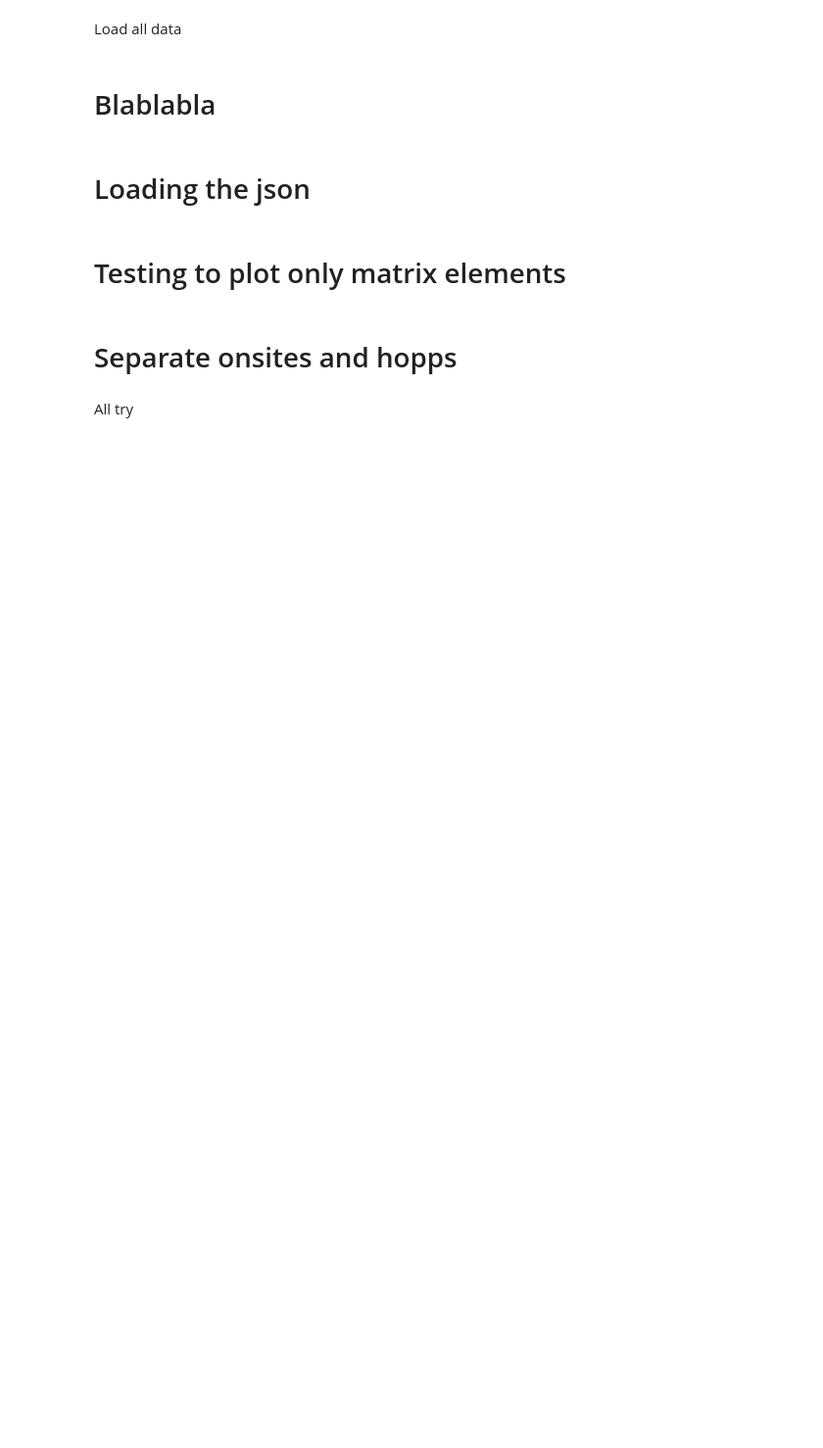
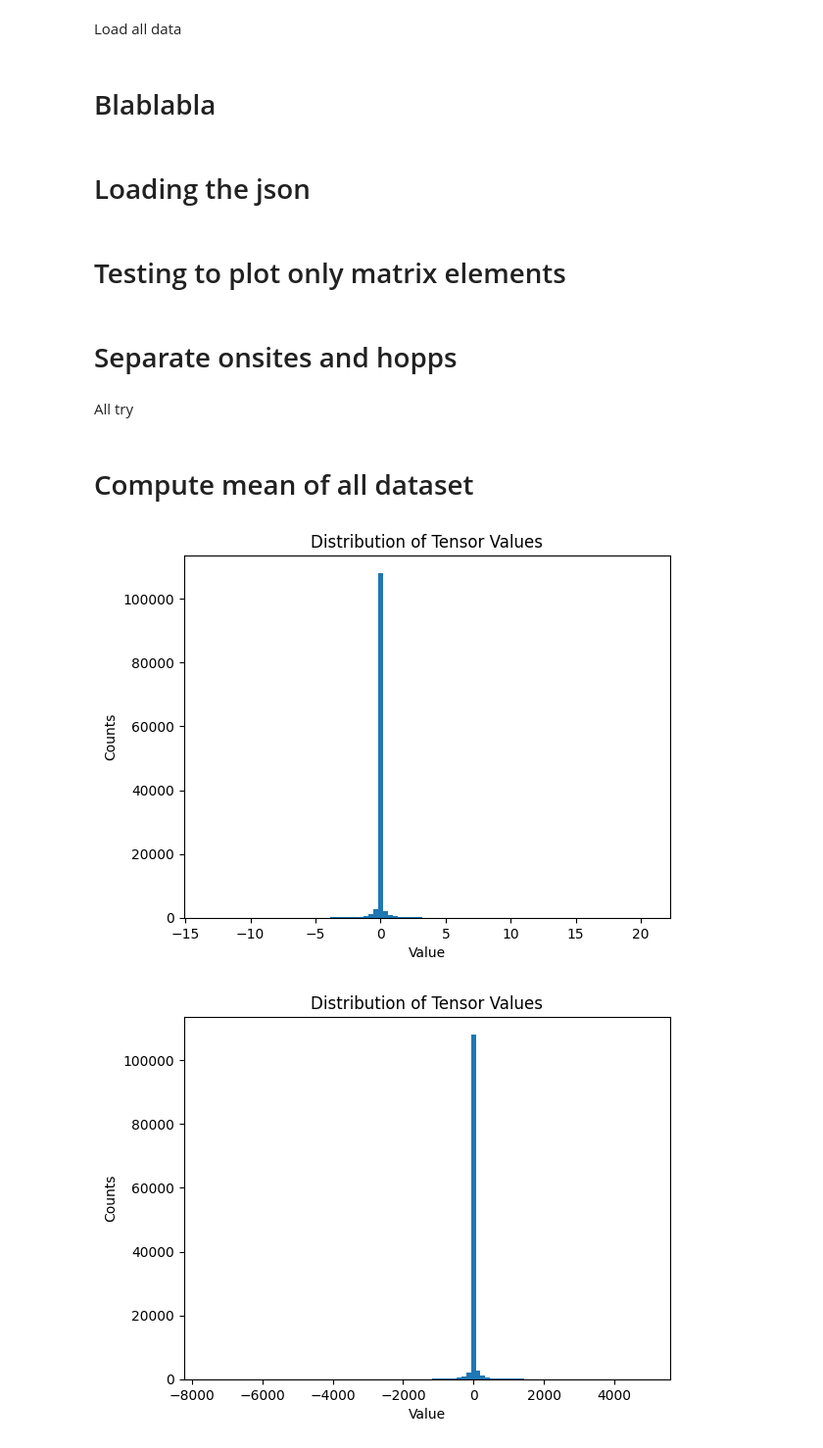
Before and after one commit to alapena/graph2mat4abn, a Jupyter notebook: scripts/plot_all_dataset.ipynb, the cells around one changed output. Shown at 98% size. Drawn from its saved outputs; the diff is of its cells as text; code cells hidden in the pictures; blank space fills up the shorter version.

```diff
--- a/scripts/plot_all_dataset.ipynb
+++ b/scripts/plot_all_dataset.ipynb
@@ -1522,3 +1522,45 @@ plot_alldataset_struct_vs_scalar_onsites_hoppings(
     values_val_onsite=values_val_onsites, values_val_hop=values_val_hops, labels_val=labels_val[:5], n_val_samples=len(values_val_onsites),
     filepath=None
 )
+# %% [markdown]
+# Compute mean of all dataset
+# %%
+def read_structures_paths(filepath):
+    try:
+        with open(filepath, "r") as f:
+            return f.read().splitlines()
+    except FileNotFoundError:
+        print(f"File not found: {filepath}")
+        return None
+# %%
+from pathlib import Path
+import numpy as np
+import sisl
+
+# Compute mean of nnz el of all dataset
+previous_dataset_dir = Path("/home/ICN2/alapena/GitHub/graph2mat4abn/results/h_crystalls_1/dataset")
+val_paths = read_structures_paths(str(previous_dataset_dir / f"val_dataset.txt"))
+
+nnz_vals = np.array([])
+for path in val_paths:
+    path = Path("../"+path)
+    file = sisl.get_sile(path / "aiida.HSX")
+    h_uc = file.read_hamiltonian()
+    nnz_vals = np.concatenate([nnz_vals, h_uc.tocsr().data])
+norm = np.mean(nnz_vals)
+# %%
+# How does the distribution change?
+import matplotlib.pyplot as plt
+def plot_histogram(x_np):
+    plt.hist(x_np, bins=100)
+    plt.xlim([np.min(x_np), np.max(x_np)])
+    plt.xlabel("Value")
+    plt.ylabel("Counts")
+    plt.title("Distribution of Tensor Values")
+    plt.show()
+# %%
+plot_histogram(h_uc.tocsr().data)
+plot_histogram((1/norm)*h_uc.tocsr().data)
+# %% [output]
+[figure, added]
+[figure, added]
```
Also changed, not shown: parts of 5 cells of this notebook, 5 other files.
